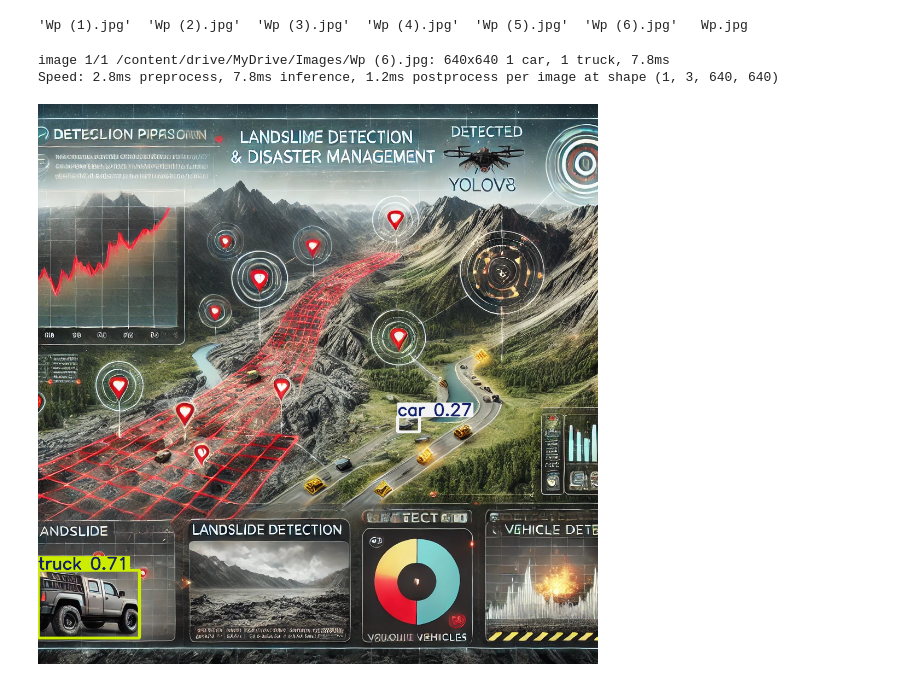
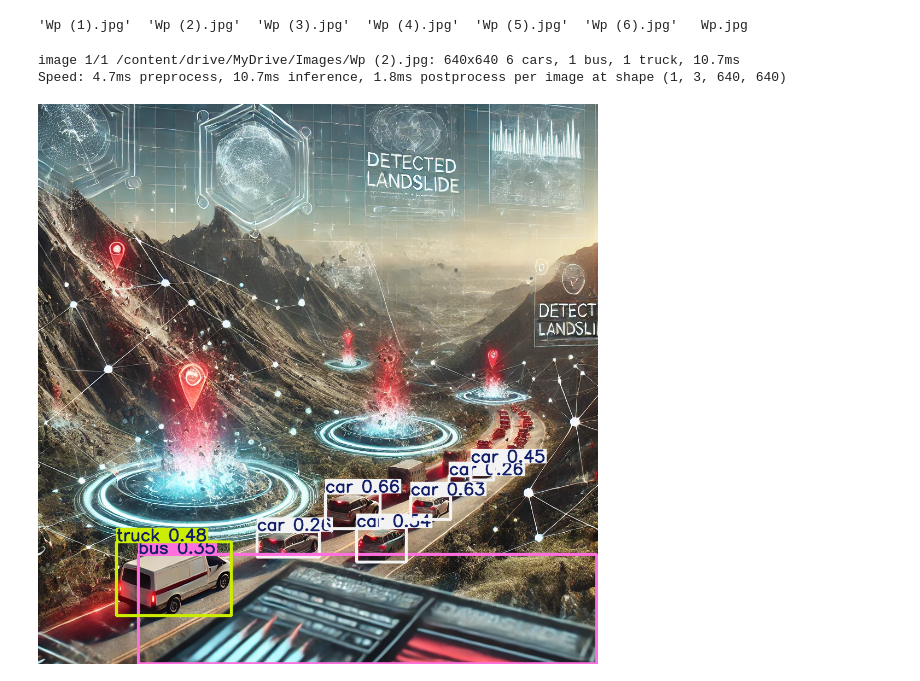
Before and after one commit to 21cs076/21cs076, a Jupyter notebook: train.ipynb, the cells around one changed output. Saved outputs shown, nothing was run; the diff lists cells and outputs as text; code cells hidden in the pictures.

```diff
--- a/train.ipynb
+++ b/train.ipynb
@@ -57,20 +57,20 @@ Mounted at /content/drive
 # %%
 from ultralytics import YOLO
 
 # Load YOLOv8 model
 model = YOLO('yolov8n.pt')
 
 # Perform inference on an image
 # If the image is stored in Google Drive after mounting
-results = model('/content/drive/MyDrive/Images/Wp (6).jpg')
+results = model('/content/drive/MyDrive/Images/Wp (2).jpg')
 
 # Iterate through the results and display each
 for result in results:
     result.show()
 # %% [output]
-image 1/1 /content/drive/MyDrive/Images/Wp (6).jpg: 640x640 1 car, 1 truck, 7.8ms
-Speed: 2.8ms preprocess, 7.8ms inference, 1.2ms postprocess per image at shape (1, 3, 640, 640)
+image 1/1 /content/drive/MyDrive/Images/Wp (2).jpg: 640x640 6 cars, 1 bus, 1 truck, 10.7ms
+Speed: 4.7ms preprocess, 10.7ms inference, 1.8ms postprocess per image at shape (1, 3, 640, 640)
-[figure, old version]
+[figure, new version]
 # %%
 # Train YOLOv8 model on custom dataset
 model.train(data='path/to/data.yaml', epochs=50, imgsz=640)
```
Also changed, not shown: parts of 3 cells of this notebook.
